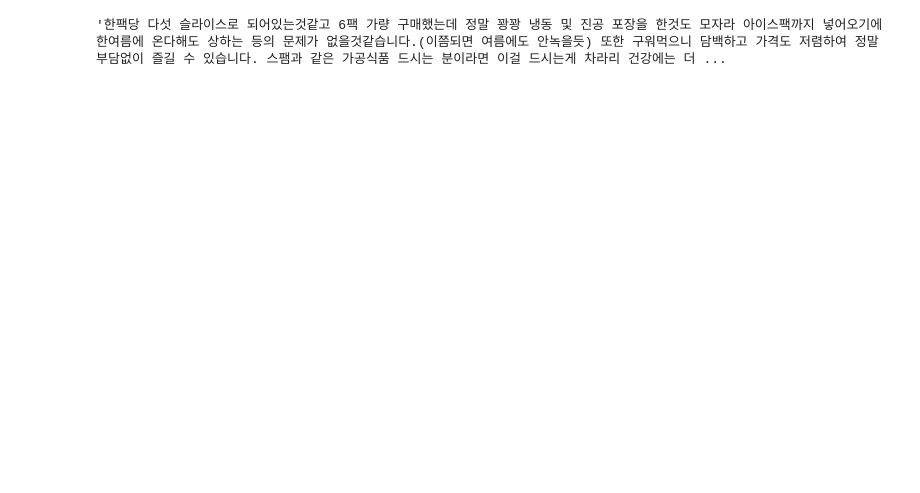
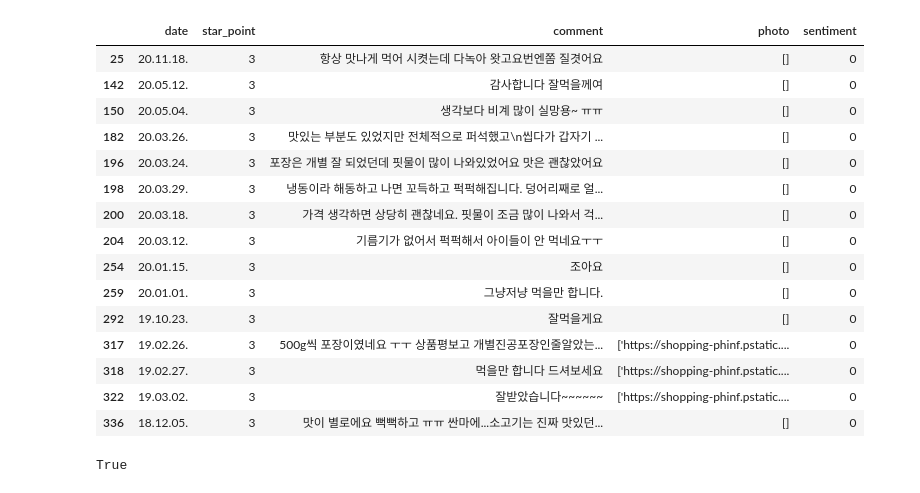
Before and after one commit to mycogno/wordcloud_model, a Jupyter notebook: keywording_test.ipynb, the cells around one changed output. Saved outputs shown, nothing was run; the diff lists cells and outputs as text; code cells hidden in the pictures; blank space fills up the shorter version.

Commit message:
Update Sentiment Feature

```diff
--- a/keywording_test.ipynb
+++ b/keywording_test.ipynb
@@ -29,6 +8,2 @@ corpus = Korpora.load("nsmc")
 # %%
-df = pd.read_csv("shopping_comment\바라던유통_바라던_목살_구이용_300g.csv")
+df = pd.read_csv("test_data.csv")
-# %%
-df["comment"].values
-# %% [output]
-'한팩당 다섯 슬라이스로 되어있는것같고 6팩 가량 구매했는데 정말 꽝꽝 냉동 및 진공 포장을 한것도 모자라 아이스팩까지 넣어오기에 한여름에 온다해도 상하는 등의 문제가 없을것같습니다.(이쯤되면 여름에도 안녹을듯) 또한 구워먹으니 담백하고 가격도 저렴하여 정말 부담없이 즐길 수 있습니다. 스팸과 같은 가공식품 드시는 분이라면 이걸 드시는게 차라리 건강에는 더 ...
@@ -34,0 +12,2 @@ df["comment"].values
+# %%
+neural = df[df["star_point"] == 3]
@@ -35,3 +16,22 @@ df["comment"].values
+# %%
+neural
+# %% [output]
+|  | date | star_point | comment | photo | sentiment |
+| 25 | 20.11.18. | 3 | 항상 맛나게 먹어 시켯는데 다녹아 왓고요번엔쫌 질겻어요 | [] | 0 |
+| 142 | 20.05.12. | 3 | 감사합니다 잘먹을께여 | [] | 0 |
+| 150 | 20.05.04. | 3 | 생각보다 비계 많이 실망용~ ㅠㅠ | [] | 0 |
+| 182 | 20.03.26. | 3 | 맛있는 부분도 있었지만 전체적으로 퍼석했고\n씹다가 갑자기 ... | [] | 0 |
+| 196 | 20.03.24. | 3 | 포장은 개별 잘 되었던데 핏물이 많이 나와있었어요 맛은 괜찮았어요 | [] | 0 |
+| 198 | 20.03.29. | 3 | 냉동이라 해동하고 나면 꼬득하고 퍽퍽해집니다. 덩어리째로 얼... | [] | 0 |
+| 200 | 20.03.18. | 3 | 가격 생각하면 상당히 괜찮네요. 핏물이 조금 많이 나와서 걱... | [] | 0 |
+| 204 | 20.03.12. | 3 | 기름기가 없어서 퍽퍽해서 아이들이 안 먹네요ㅜㅜ | [] | 0 |
+| 254 | 20.01.15. | 3 | 조아요 | [] | 0 |
+| 259 | 20.01.01. | 3 | 그냥저냥 먹을만 합니다. | [] | 0 |
+| 292 | 19.10.23. | 3 | 잘먹을게요 | [] | 0 |
+| 317 | 19.02.26. | 3 | 500g씩 포장이였네요 ㅜㅜ 상품평보고 개별진공포장인줄알았는... | ['https://shopping-phinf.pstatic.... | 0 |
+| 318 | 19.02.27. | 3 | 먹을만 합니다 드셔보세요 | ['https://shopping-phinf.pstatic.... | 0 |
+| 322 | 19.03.02. | 3 | 잘받았습니다~~~~~~ | ['https://shopping-phinf.pstatic.... | 0 |
+| 336 | 18.12.05. | 3 | 맛이 별로에요 뻑뻑하고 ㅠㅠ 싼마에...소고기는 진짜 맛있던... | [] | 0 |
 # %%
 # corpus = corpus.train[0:500].text
 corpus = df["comment"].values
@@ -41,0 +38,4 @@ for sentence in corpus:
+# %%
+len(corpus) == len(df)
+# %% [output]
+True
```
Also changed, not shown: parts of 21 cells of this notebook.
